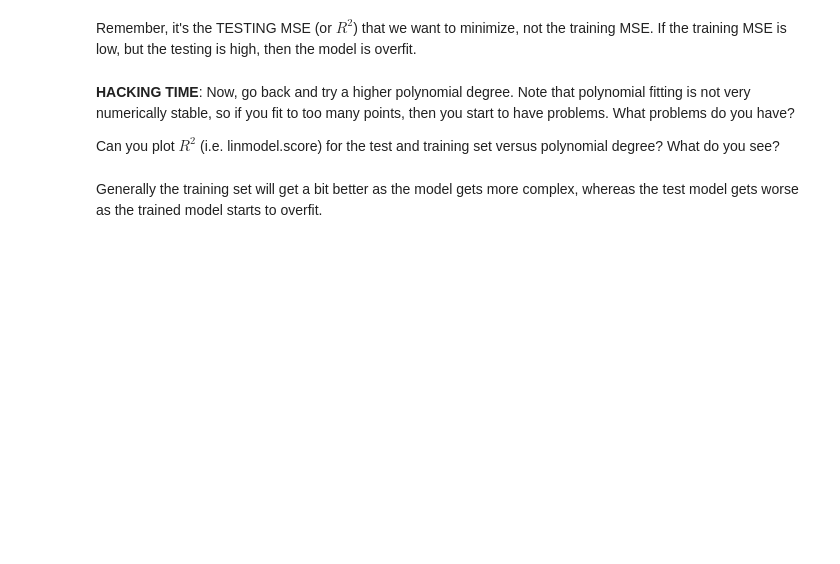
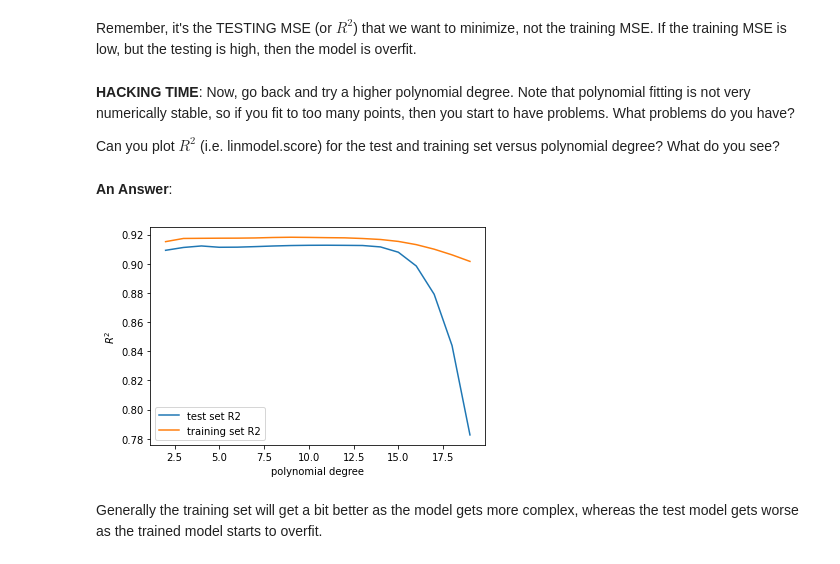
Before and after one commit to icomse/5th_workshop_MachineLearning, a Jupyter notebook: Day_1/Regression_As_ML.ipynb, the cells around one changed output. Saved outputs shown, nothing was run; the diff lists cells and outputs as text; code cells hidden in the pictures; blank space fills up the shorter version.

Commit message:
updated post class with some answers.

```diff
--- a/Day_1/Regression_As_ML.ipynb
+++ b/Day_1/Regression_As_ML.ipynb
@@ -112,6 +160,31 @@ Remember, it's the TESTING MSE (or $R^2$) that we want to minimize, not the trai
 **HACKING TIME**: Now, go back and try a higher polynomial degree. Note that polynomial fitting is not very numerically stable, so if you fit to too many points, then you start to have problems.  What problems do you have?
 
 Can you plot $R^2$ (i.e. linmodel.score) for the test and training set versus polynomial degree?  What do you see?
+# %% [markdown]
+**An Answer**:
+# %%
+R2test = list()
+R2train = list()
+ps = list()
+for p in range(2,20):
+    pf = PolynomialFeatures(degree=p)
+    pX_train = pf.fit_transform(X_train)
+    linmodel.fit(pX_train,Y_train)
+    R2train.append(linmodel.score(pX_train,Y_train))
+    pxvals = pf.fit_transform(xvals.reshape(-1,1)) # generate the polynomial input data
+    ypredict = linmodel.predict(pxvals)
+    pX_test = pf.fit_transform(X_test)
+    R2test.append(linmodel.score(pX_test,Y_test))
+    ps.append(p)
+
+plt.plot(ps,R2test,label='test set R2')
+plt.plot(ps,R2train,label='training set R2')
+plt.xlabel('polynomial degree')
+plt.ylabel('$R^2$')
+plt.legend()
+plt.show()
+# %% [output]
+[figure, added]
 # %% [markdown]
 Generally the training set will get a bit better as the model gets more complex, whereas the test model gets worse as the trained model starts to overfit.
 # %% [markdown]
```
Also changed, not shown: parts of 83 cells of this notebook, 2 other files.
